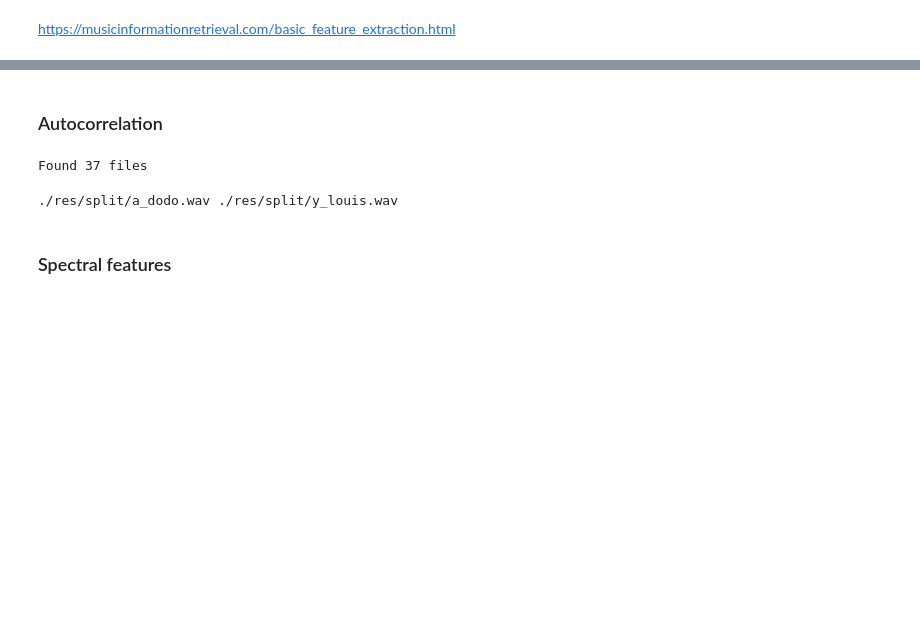
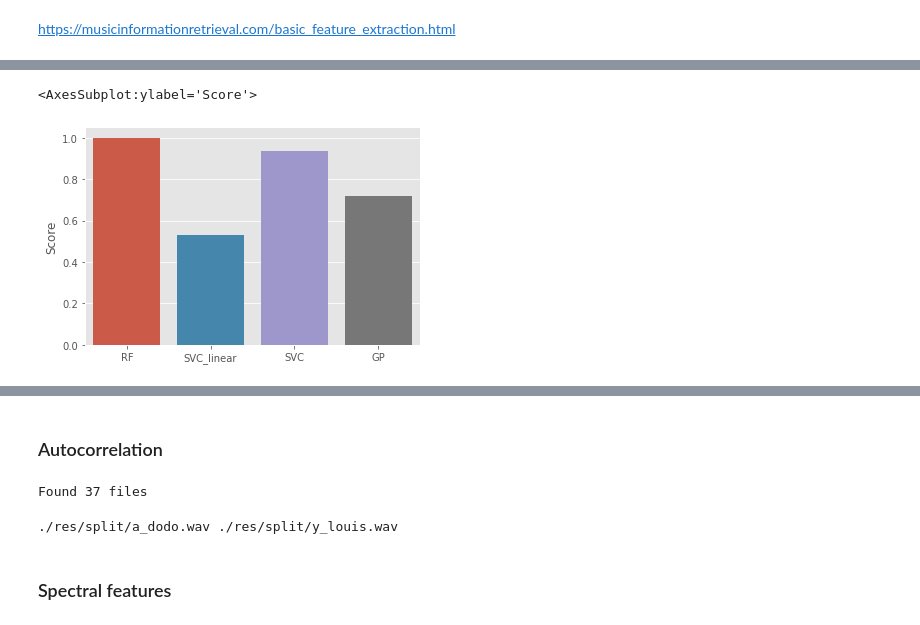
Before and after one commit to MoMe36/alphsistant_code, a Jupyter notebook: sounds_tests/sounds_tests.ipynb, the cells around one changed output, grey strips where cells are left out. Saved outputs shown, nothing was run; the diff lists cells and outputs as text; code cells hidden in the pictures; blank space fills up the shorter version.

```diff
--- a/sounds_tests/sounds_tests.ipynb
+++ b/sounds_tests/sounds_tests.ipynb
@@ -12,4 +12,12 @@ import librosa.display
 from sklearn.decomposition import PCA
 from sklearn.preprocessing import minmax_scale
 import seaborn as sns
-#plt.style.use('ggplot')
+
+from sklearn.svm import SVC
+from sklearn.gaussian_process import GaussianProcessClassifier
+from sklearn.gaussian_process.kernels import RBF
+from sklearn.ensemble import RandomForestClassifier
+from sklearn.preprocessing import StandardScaler
+import warnings
+warnings.filterwarnings("ignore")
+plt.style.use('ggplot')
@@ -15,0 +82,17 @@ import seaborn as sns
+# %%
+classifiers = [RandomForestClassifier(), SVC(kernel = 'linear', C = 0.025),
+              SVC(gamma = 2, C = 1), GaussianProcessClassifier(1.0 * RBF(1.0))]
+cn = 'RF,SVC_linear,SVC,GP'.split(',')
+scores = []
+for classifier in classifiers:
+    x = StandardScaler().fit_transform(df.drop(['label', 'samples', 'path'], axis = 1))
+    classifier.fit(x, df['label'])
+
+    scores.append(classifier.score(x, df['label']))
+
+scores = pd.DataFrame(scores, columns = ['Score'])
+scores.index = cn
+sns.barplot(x = scores.index, y = scores.Score)
+# %% [output]
+<AxesSubplot:ylabel='Score'>
+[figure, added]
```
Also changed, not shown: parts of 9 cells of this notebook, 20 other files.
